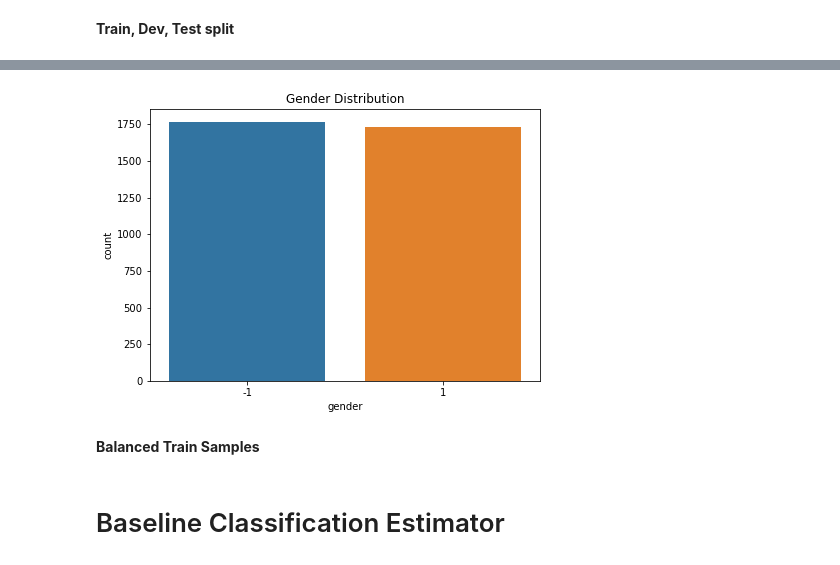
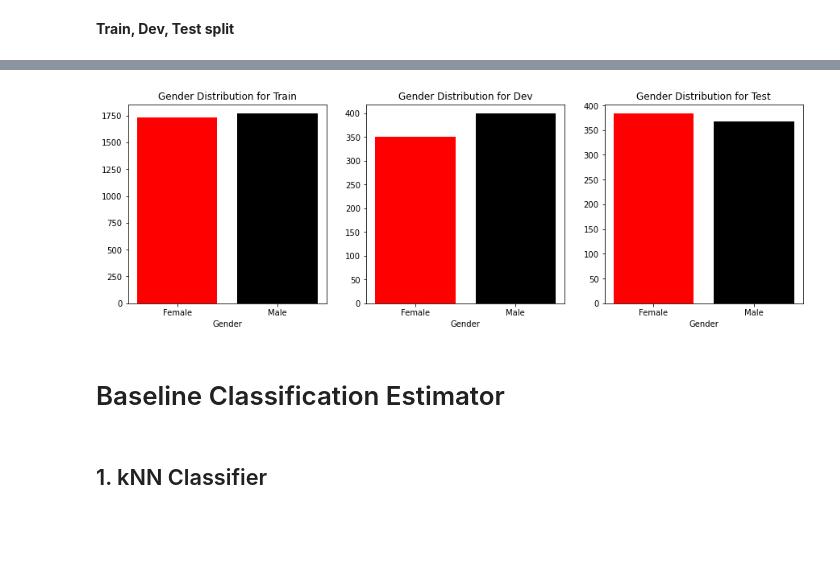
Before and after one commit to xeniakal/AMLS_20-21_SN20159465, a Jupyter notebook: A1/GenderClassification.ipynb, the cells around one changed output, grey strips where cells are left out. Cells and saved outputs as stored; diff of their text form; code cells hidden in the pictures; blank space fills up the shorter version.

```diff
--- a/A1/GenderClassification.ipynb
+++ b/A1/GenderClassification.ipynb
@@ -74,3 +85,19 @@ def check_NaN_values(features,labels):
         print("No NaN values in Reshaped Images.")
 
     return
+# %%
+def plot_splitted_dataset_distribution(y_train, y_test, y_dev):
+    sample_list_names=["Train","Dev","Test"]
+    sample_list=[y_train,y_dev,y_test]
+
+    fig = plt.figure(figsize=(15,10))
+    #fig.subplots_adjust(hspace=1, wspace=1)
+
+    for i in range(1, 4):
+        ax = fig.add_subplot(2,3, i)
+        height = Counter(sample_list[i-1])
+        bars=('Female','Male')
+        pop = plt.bar(bars, height.values(),color=[ 'r','k'])
+        plt.xlabel('Gender')
+        plt.title('Gender Distribution for '+ sample_list_names[i-1])
+    return
@@ -152,14 +272,11 @@ Train Set: (3500, 195075) | Dev Set: (750, 195075) | Test Set: (750, 195075)
-# %%
-plt.figure(figsize=(7,5))
-plt.xlabel('Gender')
-plt.title('Gender Distribution')
-sns.countplot(y_train);
-# %% [output]
-[figure, removed]
-# %% [markdown]
-**Balanced Train Samples**
+# %%
+plot_splitted_dataset_distribution(y_train, y_test, y_dev)
+# %% [output]
+[figure, added]
 # %% [markdown]
 # Baseline Classification Estimator
+# %% [markdown]
+## 1. kNN Classifier
 # %%
 #default neighbors=5
 clf = neighbors.KNeighborsClassifier()
```
Also changed, not shown: parts of 31 cells of this notebook.
